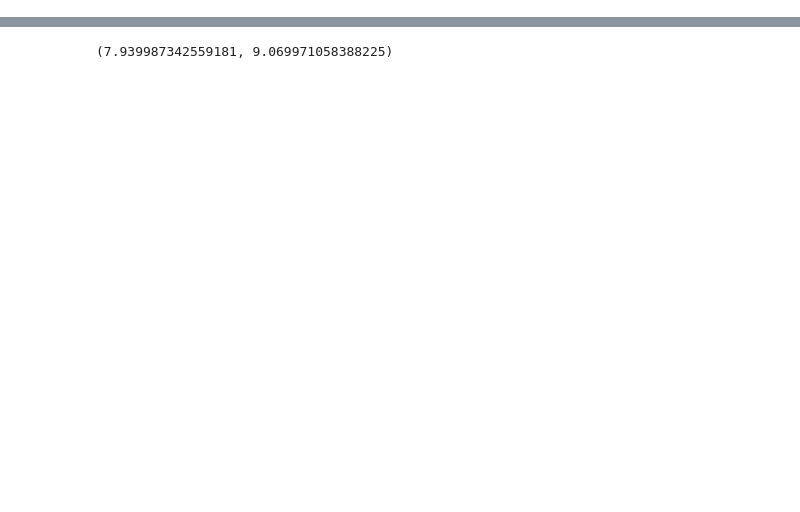
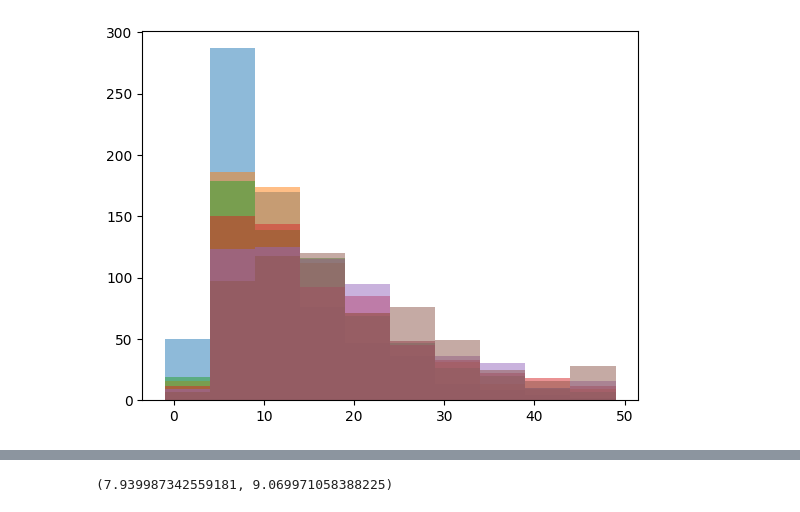
Before and after one commit to katiekang1998/reasoning_data, a Jupyter notebook: gsm8k_orig_maj_n.ipynb, the cells around one changed output, grey strips where cells are left out. Cells and saved outputs as stored; diff of their text form; code cells hidden in the pictures; blank space fills up the shorter version.

```diff
--- a/gsm8k_orig_maj_n.ipynb
+++ b/gsm8k_orig_maj_n.ipynb
@@ -109,0 +489,81 @@ plt.legend()
+# %%
+
+# make 5 subplots horizontal
+# fig, axs = plt.subplots(2, 6, figsize=(24, 8), sharey=True)
+
+ckpts = ["58", "116", "175", "233", "292", "348"]
+
+
+for j in range(6):
+    ckpt = ckpts[j]
+    X = np.load("ckpts/"+"gsm8k_orig_6epochs_full_lr5e-05_bs128"+"/checkpoint-"+ckpt+"/test_answers50_seed2_temp0.8.npy")
+    X_acc = np.load("ckpts/"+"gsm8k_orig_6epochs_full_lr5e-05_bs128"+"/checkpoint-"+ckpt+"/test_answer_types50_seed2_temp0.8.npy")==0
+
+    ratios5 = []
+    best_other_answer_counts5 = []
+    max_count5 = []
+    ground_truth_answer_counts5 = []
+
+    maj50_correct  = []
+    for i in range(len(test_answers)):
+        ground_truth_answer_count, other_answers, other_answer_counts = get_answer_dist_info(test_answers[i], X[i])
+        # ratios5.append(ground_truth_answer_count/other_answer_counts[0])
+        if len(other_answer_counts)==0:
+            best_other_answer_counts5.append(0)
+        else:
+            best_other_answer_counts5.append(other_answer_counts[0])
+        # max_count5.append(max(ground_truth_answer_count, other_answer_counts[0]))
+        ground_truth_answer_counts5.append(ground_truth_answer_count)
+
+        if ground_truth_answer_count==50 or ground_truth_answer_count >= other_answer_counts[0]:
+            maj50_correct.append(1)
+        else:
+            maj50_correct.append(0)
+
+    best_other_answer_counts5 = np.array(best_other_answer_counts5)
+    ground_truth_answer_counts5 = np.array(ground_truth_answer_counts5)
+    maj50_correct = np.array(maj50_correct)
+
+    # subsample_idxs = np.where(maj50_correct==1)[0]
+    # plt.hist(ground_truth_answer_counts5[subsample_idxs], alpha=0.2, bins = np.arange(11)*5-1)
+    subsample_idxs = np.where(maj50_correct==0)[0]
+    plt.hist(best_other_answer_counts5[subsample_idxs], alpha=0.5, bins = np.arange(11)*5-1)
+
+
+
+# for j in range(6):
+#     ckpt = ckpts[j]
+#     X = np.load("ckpts/"+"gsm8k_orig_6epochs_full_lr5e-07_bs128"+"/checkpoint-"+ckpt+"/test_answers50_seed2.npy")
+#     X_acc = np.load("ckpts/"+"gsm8k_orig_6epochs_full_lr5e-07_bs128"+"/checkpoint-"+ckpt+"/test_answer_types50_seed2.npy")==0
+
+#     ratios5 = []
+#     best_other_answer_counts5 = []
+#     max_count5 = []
+#     ground_truth_answer_counts5 = []
+
+#     maj50_correct  = []
+#     for i in range(len(test_answers)):
+#         ground_truth_answer_count, other_answers, other_answer_counts = get_answer_dist_info(test_answers[i], X[i])
+#         # ratios5.append(ground_truth_answer_count/other_answer_counts[0])
+#         if len(other_answer_counts)==0:
+#             best_other_answer_counts5.append(0)
+#         else:
+#             best_other_answer_counts5.append(other_answer_counts[0])
+#         # max_count5.append(max(ground_truth_answer_count, other_answer_counts[0]))
+#         ground_truth_answer_counts5.append(ground_truth_answer_count)
+
+#         if ground_truth_answer_count==50 or ground_truth_answer_count >= other_answer_counts[0]:
+#             maj50_correct.append(1)
+#         else:
+#             maj50_correct.append(0)
+
+#     best_other_answer_counts5 = np.array(best_other_answer_counts5)
+#     ground_truth_answer_counts5 = np.array(ground_truth_answer_counts5)
+#     maj50_correct = np.array(maj50_correct)
+
+#     subsample_idxs = np.where(maj50_correct==1)[0]
+#     axs[0, j].hist(ground_truth_answer_counts5[subsample_idxs], alpha=0.5, bins = np.arange(11)*5-1)
+#     subsample_idxs = np.where(maj50_correct==0)[0]
+#     axs[1, j].hist(best_other_answer_counts5[subsample_idxs], alpha=0.5, bins = np.arange(11)*5-1)
+# %% [output]
+[figure, added]
```
Also changed, not shown: parts of 32 cells of this notebook, 8 other files.
